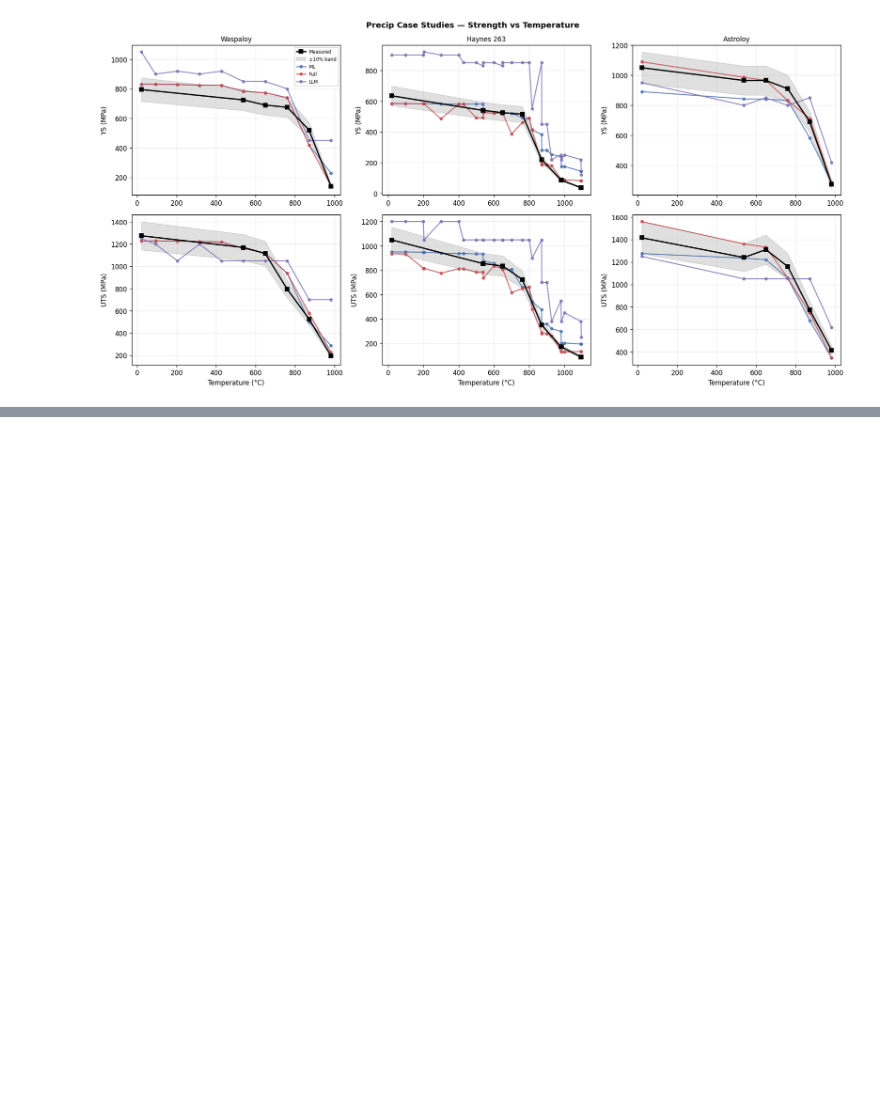
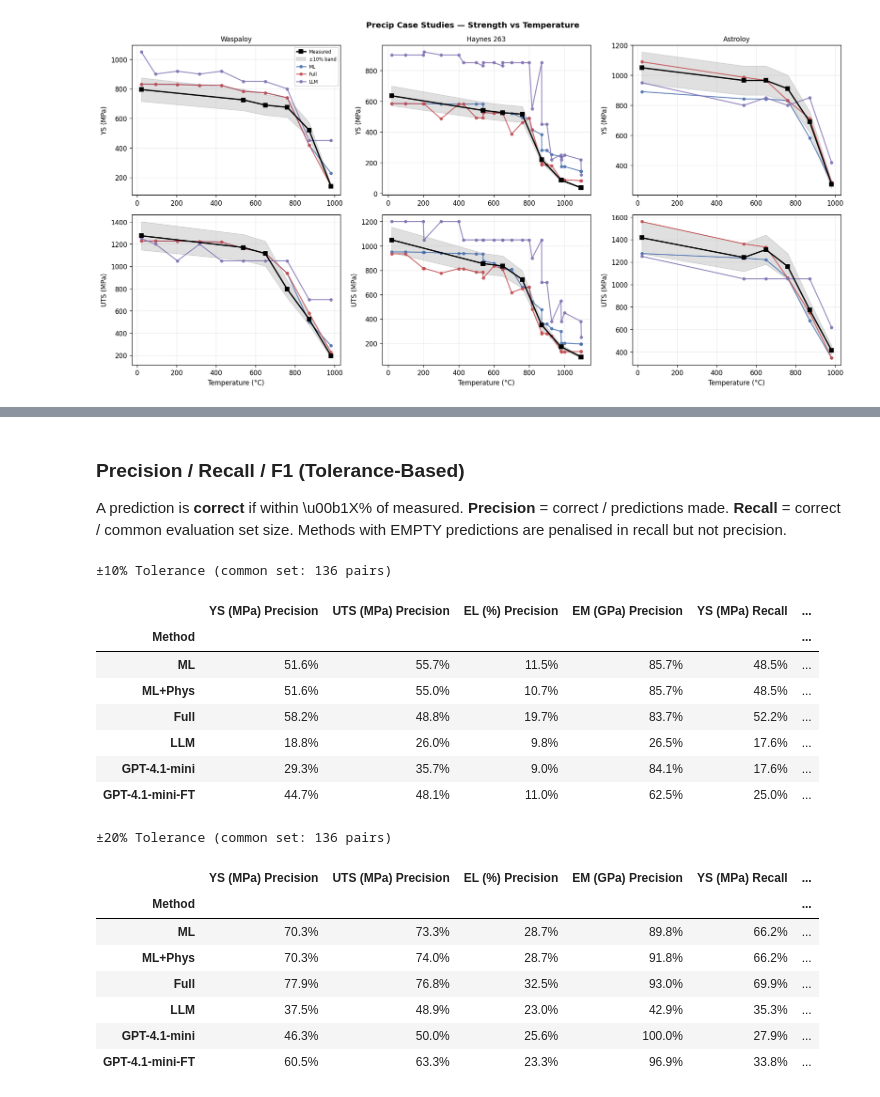
Before and after one commit to AlexLecu/AlloyGraph, a Jupyter notebook: evaluation/prediction/notebooks/01_evaluate_precip.ipynb, the cells around one changed output, grey strips where cells are left out. Cells and saved outputs as stored; diff of their text form; code cells hidden in the pictures; blank space fills up the shorter version.

```diff
--- a/evaluation/prediction/notebooks/01_evaluate_precip.ipynb
+++ b/evaluation/prediction/notebooks/01_evaluate_precip.ipynb
@@ -231,0 +335,62 @@ plt.show()
+# %% [markdown]
+### Precision / Recall / F1 (Tolerance-Based)
+
+A prediction is **correct** if within \u00b1X% of measured. **Precision** = correct / predictions made. **Recall** = correct / common evaluation set size. Methods with EMPTY predictions are penalised in recall but not precision.
+# %%
+TOLERANCES = [10, 20]
+total = len(common_pairs)
+
+prf_rows = []
+for tol_pct in TOLERANCES:
+    for mn, df in COMMON.items():
+        for pc, ac, lbl in PROPS:
+            has_pred = df[[pc, ac]].dropna()
+            has_pred = has_pred[has_pred[ac] != 0]
+            n_predicted = len(has_pred)
+
+            if n_predicted == 0:
+                prf_rows.append({'Tol': f'\u00b1{tol_pct}%', 'Method': mn, 'Property': lbl,
+                                 'Predicted': 0, 'Precision': np.nan,
+                                 'Recall': np.nan, 'F1': np.nan})
+                continue
+
+            within = (((has_pred[pc] - has_pred[ac]) / has_pred[ac]).abs() * 100 <= tol_pct)
+            tp = within.sum()
+
+            prec = tp / n_predicted * 100
+            rec  = tp / total * 100
+            f1   = 2 * prec * rec / (prec + rec) if (prec + rec) > 0 else 0.0
+
+            prf_rows.append({'Tol': f'\u00b1{tol_pct}%', 'Method': mn, 'Property': lbl,
+                             'Predicted': n_predicted, 'Precision': prec,
+                             'Recall': rec, 'F1': f1})
+
+prf_df = pd.DataFrame(prf_rows)
+
+for tol_label in [f'\u00b1{t}%' for t in TOLERANCES]:
+    sub = prf_df[prf_df['Tol'] == tol_label].pivot_table(
+        index='Method', columns='Property',
+        values=['Precision', 'Recall', 'F1'], sort=False)
+    sub.columns = [f'{prop} {metric}' for metric, prop in sub.columns]
+    print(f"\n{tol_label} Tolerance (common set: {total} pairs)")
+    display(sub.style.format('{:.1f}%', na_rep='\u2014')
+            .highlight_max(props='font-weight:bold;color:green'))
+# %% [output]
+±10% Tolerance (common set: 136 pairs)
+|  | YS (MPa) Precision | UTS (MPa) Precision | EL (%) Precision | EM (GPa) Precision | YS (MPa) Recall | ... |
+| Method |  |  |  |  |  | ... |
+| ML | 51.6% | 55.7% | 11.5% | 85.7% | 48.5% | ... |
+| ML+Phys | 51.6% | 55.0% | 10.7% | 85.7% | 48.5% | ... |
+| Full | 58.2% | 48.8% | 19.7% | 83.7% | 52.2% | ... |
+| LLM | 18.8% | 26.0% | 9.8% | 26.5% | 17.6% | ... |
+| GPT-4.1-mini | 29.3% | 35.7% | 9.0% | 84.1% | 17.6% | ... |
+| GPT-4.1-mini-FT | 44.7% | 48.1% | 11.0% | 62.5% | 25.0% | ... |
+±20% Tolerance (common set: 136 pairs)
+|  | YS (MPa) Precision | UTS (MPa) Precision | EL (%) Precision | EM (GPa) Precision | YS (MPa) Recall | ... |
+| Method |  |  |  |  |  | ... |
+| ML | 70.3% | 73.3% | 28.7% | 89.8% | 66.2% | ... |
+| ML+Phys | 70.3% | 74.0% | 28.7% | 91.8% | 66.2% | ... |
+| Full | 77.9% | 76.8% | 32.5% | 93.0% | 69.9% | ... |
+| LLM | 37.5% | 48.9% | 23.0% | 42.9% | 35.3% | ... |
+| GPT-4.1-mini | 46.3% | 50.0% | 25.6% | 100.0% | 27.9% | ... |
+| GPT-4.1-mini-FT | 60.5% | 63.3% | 23.3% | 96.9% | 33.8% | ... |
```
Also changed, not shown: parts of 5 cells of this notebook, 9 other files.
